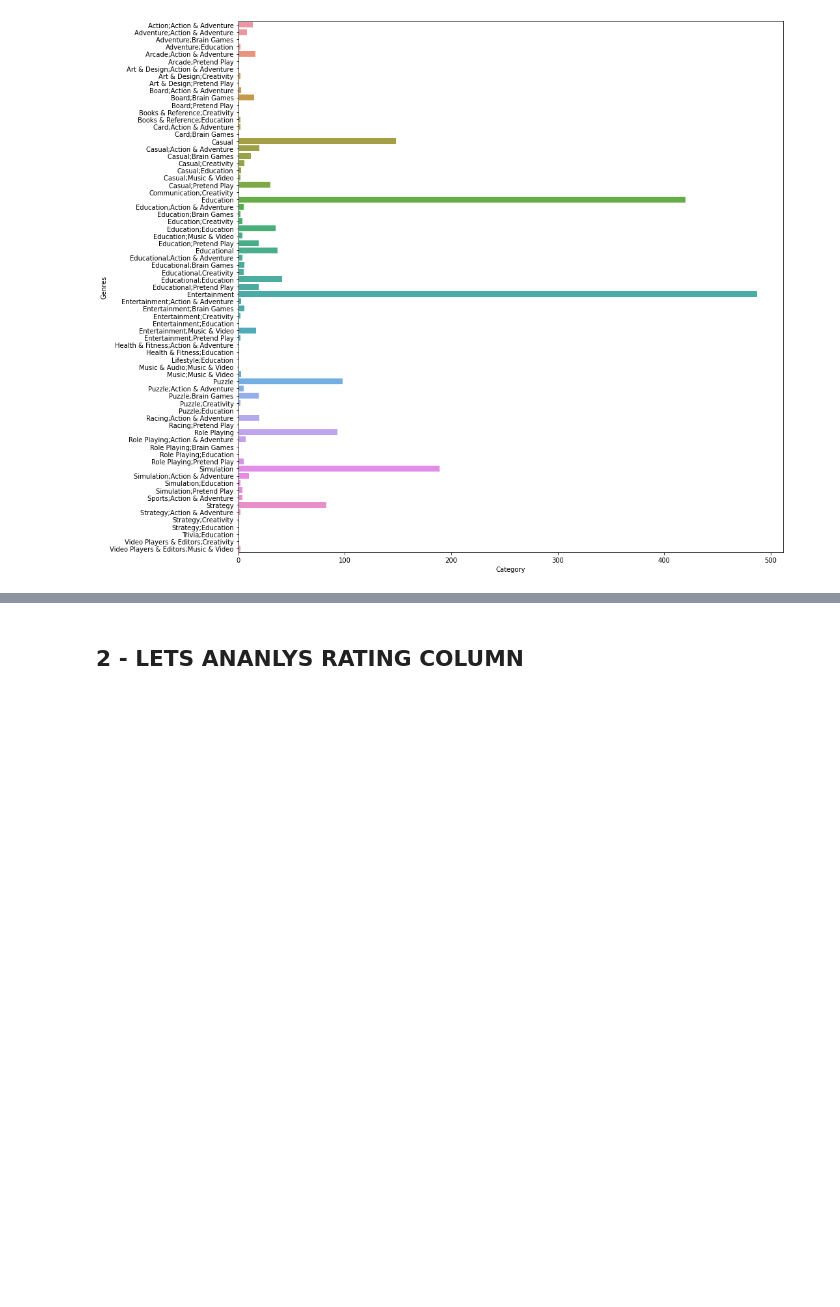
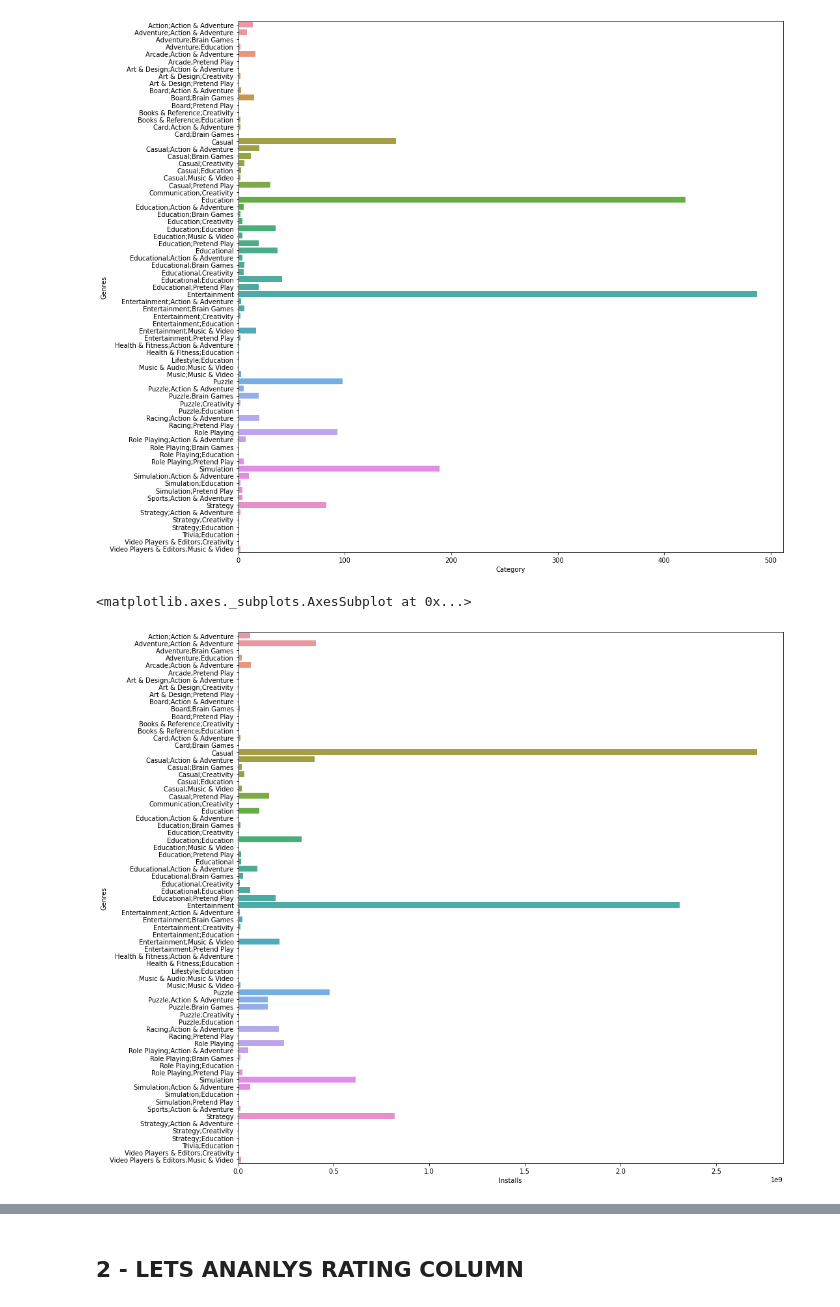
Before and after one commit to abhi-shek-solanki/play-store-data-analysis, a Jupyter notebook: 1stcapston_project_Play_Store_App_Review_Analysis_solution_Capstone_Project.ipynb, the cells around one changed output, grey strips where cells are left out. Saved outputs shown, nothing was run; the diff lists cells and outputs as text; code cells hidden in the pictures; blank space fills up the shorter version.

```diff
--- a/1stcapston_project_Play_Store_App_Review_Analysis_solution_Capstone_Project.ipynb
+++ b/1stcapston_project_Play_Store_App_Review_Analysis_solution_Capstone_Project.ipynb
@@ -120,4 +138,11 @@ sns.barplot(x=family_geners, y=family_geners.index, data=play_store_data)
 # %% [output]
 <matplotlib.axes._subplots.AxesSubplot at 0x...>
 [figure]
+# %%
+# checking that from the above graph how much an app got insstalled for particular family category
+family_installs = family.groupby("Genres")["Installs"].sum()
+sns.barplot(x=family_installs, y=family_installs.index, data=play_store_data)
+# %% [output]
+<matplotlib.axes._subplots.AxesSubplot at 0x...>
+[figure, added]
 # %% [markdown]
```
Also changed, not shown: parts of 25 cells of this notebook.
